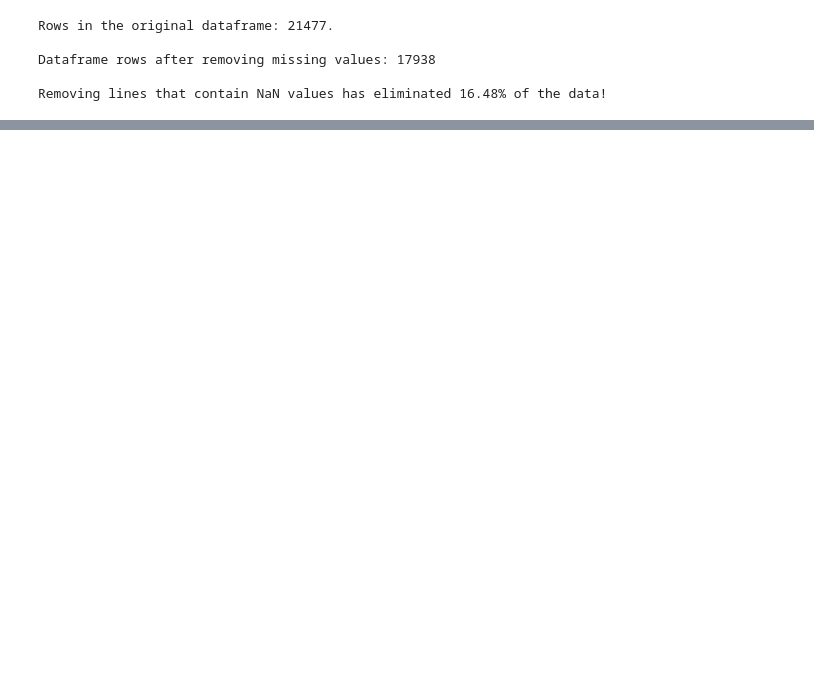
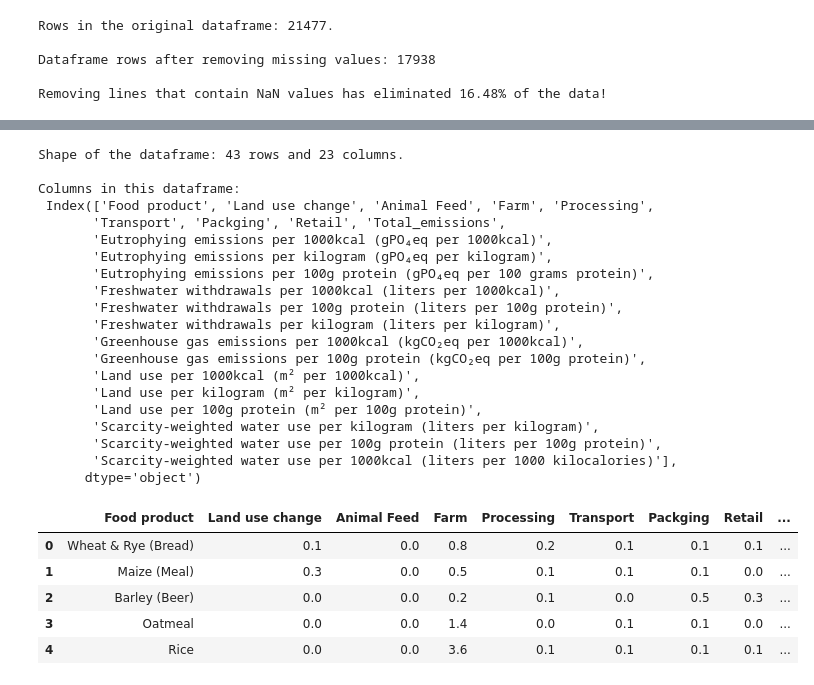
Before and after one commit to Raunak3012/DV_mini_project, a Jupyter notebook: Poject_mini.ipynb, the cells around one changed output, grey strips where cells are left out. Saved outputs shown, nothing was run; the diff lists cells and outputs as text; code cells hidden in the pictures; blank space fills up the shorter version.

```diff
--- a/Poject_mini.ipynb
+++ b/Poject_mini.ipynb
@@ -200,0 +241,32 @@ def fuzz_finder(dictionary, test, target, treshold, first, last, show):
+# %%
+print(f"Shape of the dataframe: {df_emiss.shape[0]} rows and {df_emiss.shape[1]} columns.")
+print("\nColumns in this dataframe:\n", df_emiss.columns)
+
+df_emiss.head()
+# %% [output]
+Shape of the dataframe: 43 rows and 23 columns.
+
+Columns in this dataframe:
+ Index(['Food product', 'Land use change', 'Animal Feed', 'Farm', 'Processing',
+       'Transport', 'Packging', 'Retail', 'Total_emissions',
+       'Eutrophying emissions per 1000kcal (gPO₄eq per 1000kcal)',
+       'Eutrophying emissions per kilogram (gPO₄eq per kilogram)',
+       'Eutrophying emissions per 100g protein (gPO₄eq per 100 grams protein)',
+       'Freshwater withdrawals per 1000kcal (liters per 1000kcal)',
+       'Freshwater withdrawals per 100g protein (liters per 100g protein)',
+       'Freshwater withdrawals per kilogram (liters per kilogram)',
+       'Greenhouse gas emissions per 1000kcal (kgCO₂eq per 1000kcal)',
+       'Greenhouse gas emissions per 100g protein (kgCO₂eq per 100g protein)',
+       'Land use per 1000kcal (m² per 1000kcal)',
+       'Land use per kilogram (m² per kilogram)',
+       'Land use per 100g protein (m² per 100g protein)',
+       'Scarcity-weighted water use per kilogram (liters per kilogram)',
+       'Scarcity-weighted water use per 100g protein (liters per 100g protein)',
+       'Scarcity-weighted water use per 1000kcal (liters per 1000 kilocalories)'],
+      dtype='object')
+|  | Food product | Land use change | Animal Feed | Farm | Processing | Transport | Packging | Retail | ... |
+| 0 | Wheat & Rye (Bread) | 0.1 | 0.0 | 0.8 | 0.2 | 0.1 | 0.1 | 0.1 | ... |
+| 1 | Maize (Meal) | 0.3 | 0.0 | 0.5 | 0.1 | 0.1 | 0.1 | 0.0 | ... |
+| 2 | Barley (Beer) | 0.0 | 0.0 | 0.2 | 0.1 | 0.0 | 0.5 | 0.3 | ... |
+| 3 | Oatmeal | 0.0 | 0.0 | 1.4 | 0.0 | 0.1 | 0.1 | 0.0 | ... |
+| 4 | Rice | 0.0 | 0.0 | 3.6 | 0.1 | 0.1 | 0.1 | 0.1 | ... |
```
Also changed, not shown: parts of 18 cells of this notebook.
